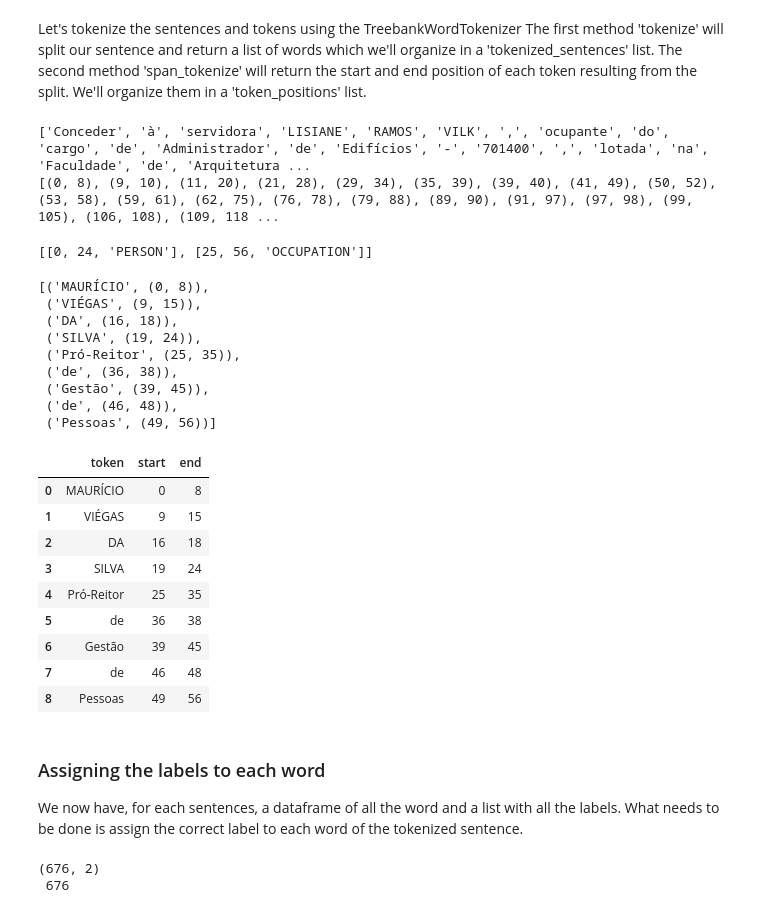
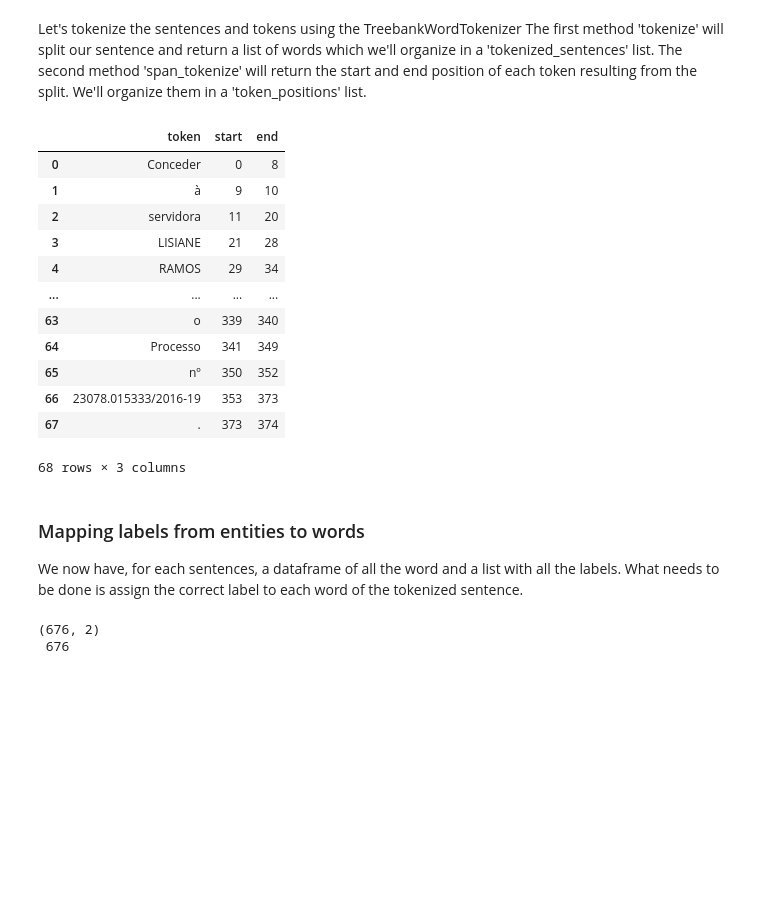
Before and after one commit to arthurziegler/ner-using-bert, a Jupyter notebook: notebooks/03_make_dataset.ipynb, the cells around one changed output. Saved outputs shown, nothing was run; the diff lists cells and outputs as text; code cells hidden in the pictures; blank space fills up the shorter version.

```diff
--- a/notebooks/03_make_dataset.ipynb
+++ b/notebooks/03_make_dataset.ipynb
@@ -83,63 +80,55 @@ Let's tokenize the sentences and tokens using the TreebankWordTokenizer
 The first method 'tokenize' will split our sentence and return a list of words which we'll organize in a 'tokenized_sentences' list.
 The second method 'span_tokenize' will return the start and end position of each token resulting from the split. We'll organize them in a 'token_positions' list.
 # %%
-# Split sentences into list of words. Tokenized_sentences has all the lists of words and token_positions has the start and end position of each word in the original sentence.
+# Split sentences into list of words.
+# Tokenized_sentences is a list of list of words and
+# Token_positions has the start and end position of each word in the original sentence.
 tokenized_sentences = []
 token_positions = []
 for idx, sentence in sentences['text'].items():
     tokenized_sentences.append(TreebankWordTokenizer().tokenize(sentence))
     token_positions.append(list(TreebankWordTokenizer().span_tokenize(sentence)))
 
+#print(tokenized_sentences[0])
+#print(token_positions[0])
 
-print(tokenized_sentences[0])
-print(token_positions[0])
+
+# We'll zip both the words and their positions together in the same list.
+tokenized_sentence_position = []
+for sentence, positions in zip(tokenized_sentences, token_positions):
+    tokenized_sentence_position.append(list(zip(sentence, positions)))
+
+
+# Check the zip
+#print(sentences['label'].loc[0])
+#tokenized_sentence_position[0]
-# %% [output]
-['Conceder', 'à', 'servidora', 'LISIANE', 'RAMOS', 'VILK', ',', 'ocupante', 'do', 'cargo', 'de', 'Administrador', 'de', 'Edifícios', '-', '701400', ',', 'lotada', 'na', 'Faculdade', 'de', 'Arquitetura ...
-[(0, 8), (9, 10), (11, 20), (21, 28), (29, 34), (35, 39), (39, 40), (41, 49), (50, 52), (53, 58), (59, 61), (62, 75), (76, 78), (79, 88), (89, 90), (91, 97), (97, 98), (99, 105), (106, 108), (109, 118 ...
-# %%
-# We'll zip both the words and their positions together in the same list.
-tokenized_sentence_position = []
-for sentence, positions in zip(tokenized_sentences, token_positions):
-    tokenized_sentence_position.append(list(zip(sentence, positions)))
-
-# Check the zip
-print(sentences['label'].loc[1])
-tokenized_sentence_position[1]
-# %% [output]
-[[0, 24, 'PERSON'], [25, 56, 'OCCUPATION']]
-[('MAURÍCIO', (0, 8)),
- ('VIÉGAS', (9, 15)),
- ('DA', (16, 18)),
- ('SILVA', (19, 24)),
- ('Pró-Reitor', (25, 35)),
- ('de', (36, 38)),
- ('Gestão', (39, 45)),
- ('de', (46, 48)),
- ('Pessoas', (49, 56))]
 # %%
 # Intermediary step to convert the list of words into a dataframe (Used only to facilitate the next steps)
 list_of_tokenized_sentences = []
 for list_of_words in tokenized_sentence_position:
     tokens_df = pd.DataFrame(list_of_words, columns = ['token', 'pos'])
     tokens_df[['start', 'end']] = tokens_df['pos'].to_list()
     tokens_df = tokens_df.drop(columns='pos')
     list_of_tokenized_sentences.append(tokens_df)
 
 # Check the dataframe
-list_of_tokenized_sentences[1]
+list_of_tokenized_sentences[0]
 # %% [output]
 |  | token | start | end |
-| 0 | MAURÍCIO | 0 | 8 |
-| 1 | VIÉGAS | 9 | 15 |
-| 2 | DA | 16 | 18 |
-| 3 | SILVA | 19 | 24 |
-| 4 | Pró-Reitor | 25 | 35 |
-| 5 | de | 36 | 38 |
-| 6 | Gestão | 39 | 45 |
-| 7 | de | 46 | 48 |
-| 8 | Pessoas | 49 | 56 |
+| 0 | Conceder | 0 | 8 |
+| 1 | à | 9 | 10 |
+| 2 | servidora | 11 | 20 |
+| 3 | LISIANE | 21 | 28 |
+| 4 | RAMOS | 29 | 34 |
+| ... | ... | ... | ... |
+| 63 | o | 339 | 340 |
+| 64 | Processo | 341 | 349 |
+| 65 | nº | 350 | 352 |
+| 66 | 23078.015333/2016-19 | 353 | 373 |
+| 67 | . | 373 | 374 |
+68 rows × 3 columns
 # %% [markdown]
-### Assigning the labels to each word
+### Mapping labels from entities to words
 We now have, for each sentences, a dataframe of all the word and a list with all the labels.
 What needs to be done is assign the correct label to each word of the tokenized sentence.
 # %%
```
Also changed, not shown: parts of 26 cells of this notebook, 4 other files.
